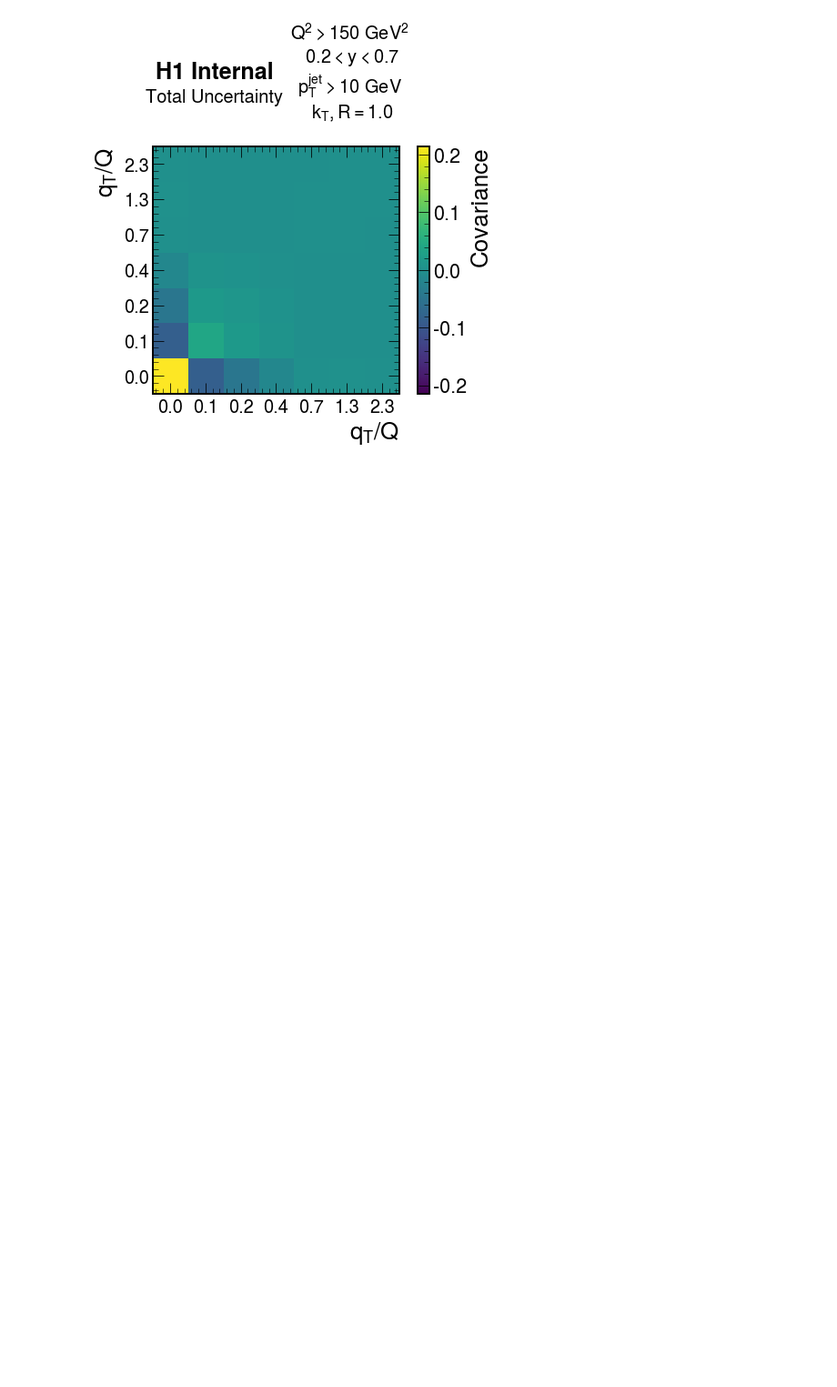
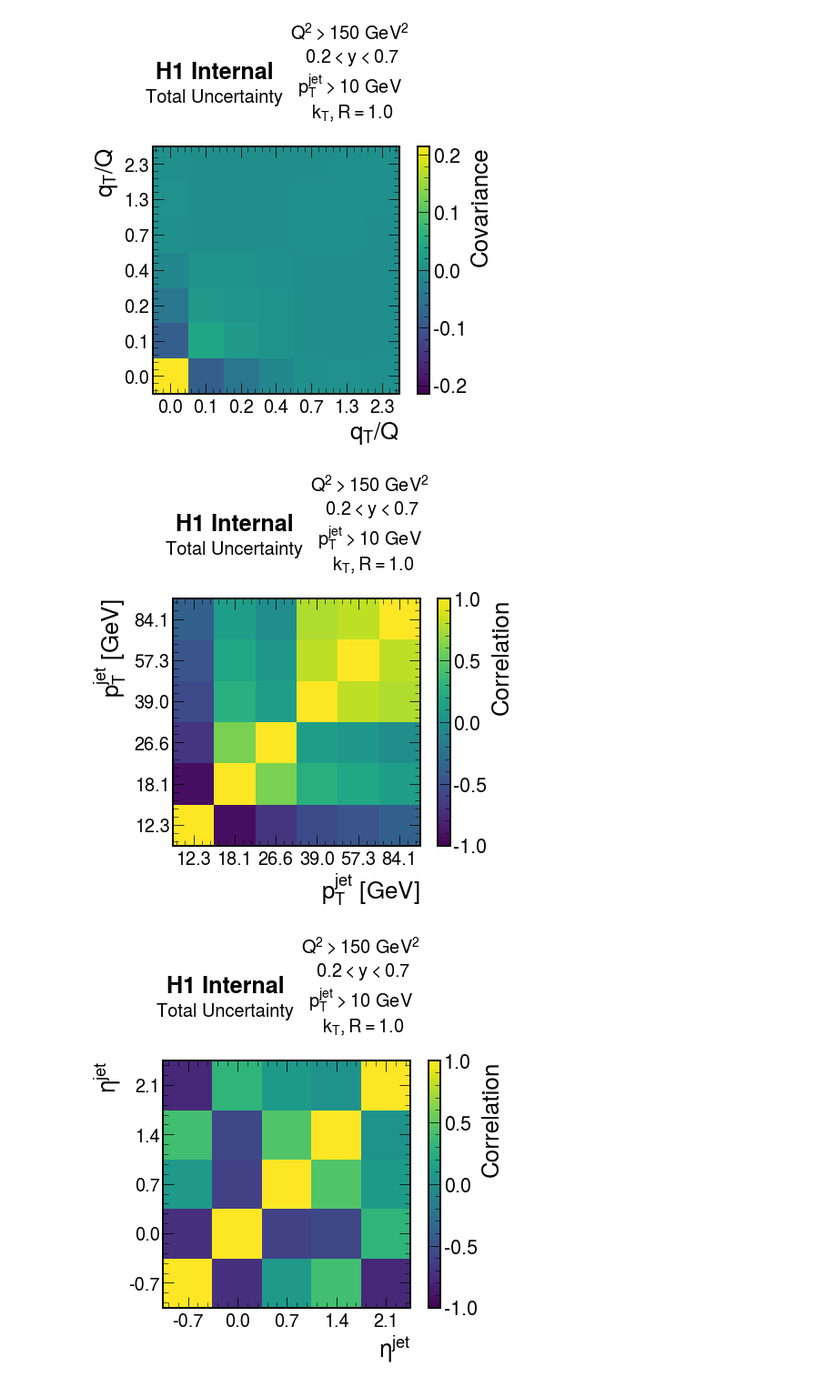
Before and after one commit to miguelignacio/disjets, a Jupyter notebook: ResponseAndCovarianceMatrices.ipynb, the cells around one changed output. Shown at 91% size. Drawn from its saved outputs; the diff is of its cells as text; code cells hidden in the pictures; blank space fills up the shorter version.

Commit message:
added correlation matrices

```diff
--- a/ResponseAndCovarianceMatrices.ipynb
+++ b/ResponseAndCovarianceMatrices.ipynb
@@ -280,3 +277,81 @@ for jj in range(4):
 [figure]
 [figure]
 [figure]
+# %%
+for jj in range(4):
+
+    cov_mat = np.zeros([len(bins[jj])-1,len(bins[jj])-1])
+    for i in range(len(bins[jj])-1):
+        for j in range(len(bins[jj])-1):
+            for k in range(7):
+                sigmai = (unfolded_vals[0,jj]-unfolded_vals[k,jj])[i]
+                sigmaj = (unfolded_vals[0,jj]-unfolded_vals[k,jj])[j]
+                cov_mat[i,j]+=sigmai*sigmaj
+
+            #QED
+            sigmai = unfolded_vals[0,jj][i]*(1.-qedcorr_rapgap[mylabels[jj]][i]/qedcorr_djangoh[mylabels[jj]][i])
+            sigmaj = unfolded_vals[0,jj][j]*(1.-qedcorr_rapgap[mylabels[jj]][j]/qedcorr_djangoh[mylabels[jj]][j])
+            cov_mat[i,j]+=sigmai*sigmaj
+
+            #Non-closure
+            sigmai = unfolded_vals_nonclosure[8,jj][i]-unfolded_vals_nonclosure[7,jj][i]
+            sigmaj = unfolded_vals_nonclosure[8,jj][j]-unfolded_vals_nonclosure[7,jj][j]
+            cov_mat[i,j]+=sigmai*sigmaj
+
+            #Stat. uncert
+            EX = np.mean(np.array([unfolded_vals_bootstraps[ii,jj] for ii in range(1,100)])[:,i])
+            EY = np.mean(np.array([unfolded_vals_bootstraps[ii,jj] for ii in range(1,100)])[:,j])
+            EXY = np.mean(np.array(np.array([unfolded_vals_bootstraps[ii,jj] for ii in range(1,100)])[:,i]*np.array([unfolded_vals_bootstraps[ii,jj] for ii in range(1,100)])[:,j]))
+            cov_mat[i,j]+=EXY-EX*EY
+
+    cov_mat = np.array(cov_mat)
+    cor_mat = cov_mat.copy()
+    for i in range(len(bins[jj])-1):
+        for j in range(len(bins[jj])-1):
+            cor_mat[i,j]=cov_mat[i,j]/(cov_mat[i,i]*cov_mat[j,j])**0.5
+
+    fig = plt.figure(figsize=(7, 5))
+    gs = gridspec.GridSpec(1, 1, height_ratios=[1])
+    ax0 = plt.subplot(gs[0])
+    ax0.yaxis.set_ticks_position('both')
+    ax0.xaxis.set_ticks_position('both')
+    ax0.tick_params(direction="in",which="both")
+    ax0.minorticks_on()
+    plt.xticks(fontsize=20)
+    plt.yticks(fontsize=20)
+
+    plt.imshow(cor_mat,vmin = -1,vmax = 1,origin='lower',)
+    cbar = plt.colorbar()
+    cbar.ax.set_ylabel('Correlation')
+
+    plt.text(0.25, 1.3,'H1 Internal',
+                  horizontalalignment='center',
+         verticalalignment='center',
+         transform = ax0.transAxes, fontsize=25, fontweight='bold')
+    plt.text(0.25, 1.2,'Total Uncertainty',
+                  horizontalalignment='center',
+         verticalalignment='center',
+         transform = ax0.transAxes, fontsize=20)
+    plt.text(0.8, 1.3,'$Q^{2}>$150 GeV$^{2}$ \n $0.2<y<0.7$ \n $p_{T}^{jet}>10$ GeV  \n $k_{T}, R=1.0$',
+         horizontalalignment='center',
+         verticalalignment='center',
+         transform = ax0.transAxes, fontsize=20)
+
+    plt.ylabel(symbol[mylabels[jj]])
+    plt.xlabel(symbol[mylabels[jj]])
+    mylabs = [""]
+    if (j<2):
+        for i in range(len(bins[jj])-1):
+            mylabs+=["%0.0f" % (0.5*(bins[jj][i]+bins[jj][i+1]))]
+    else:
+        for i in range(len(bins[jj])-1):
+            mylabs+=["%0.1f" % (0.5*(bins[jj][i]+bins[jj][i+1]))]
+    ax0.set_xticklabels(mylabs)
+    ax0.set_yticklabels(mylabs)
+    ax0.xaxis.set_major_locator(plt.MaxNLocator(len(bins[jj])))
+    ax0.yaxis.set_major_locator(plt.MaxNLocator(len(bins[jj])))
+
+    fig.savefig('figures/CorMat_%s.pdf'%mylabels[jj],bbox_inches='tight')
+# %% [output]
+[figure, added]
+[figure, added]
```
Also changed, not shown: parts of 2 cells of this notebook.
